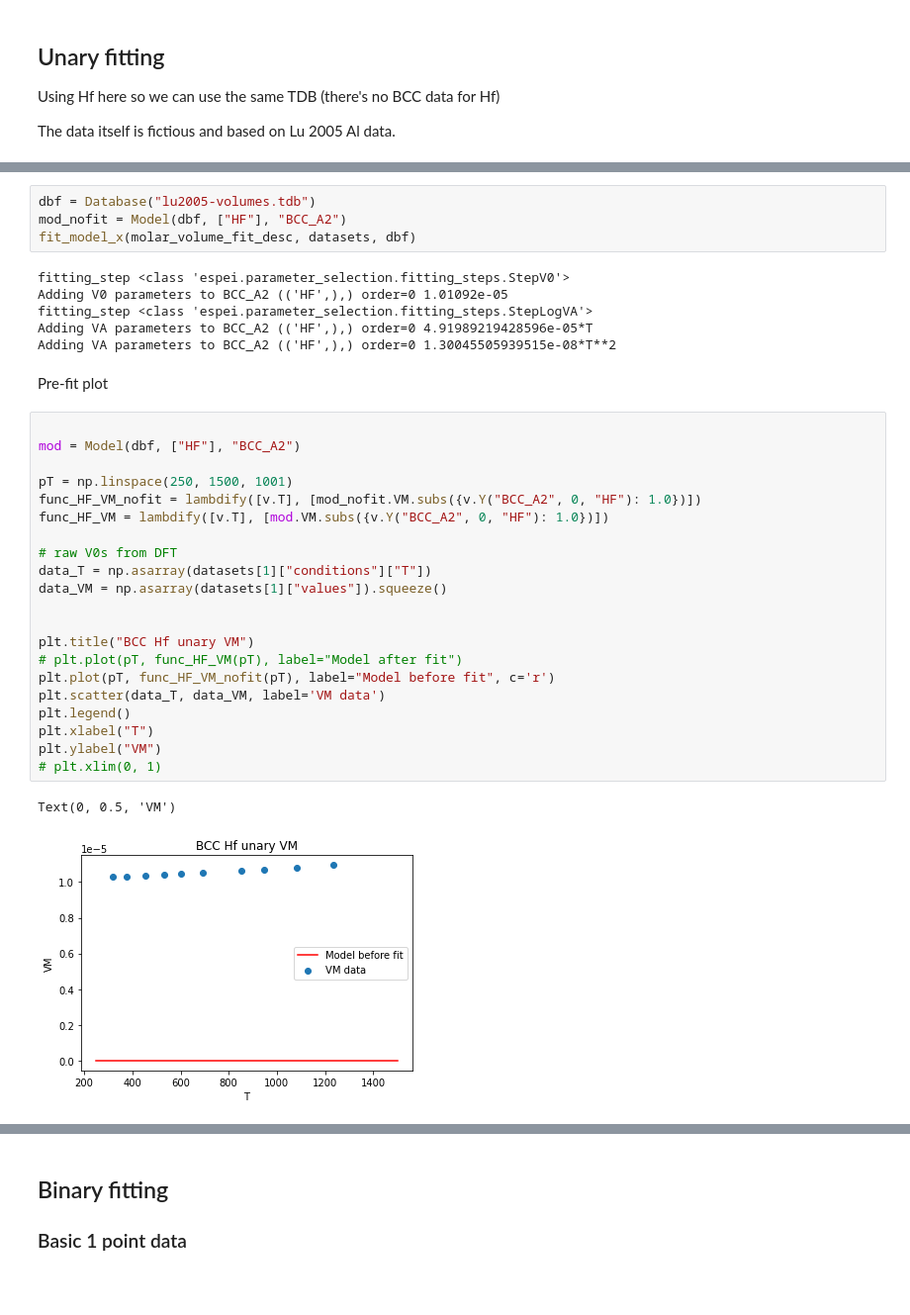
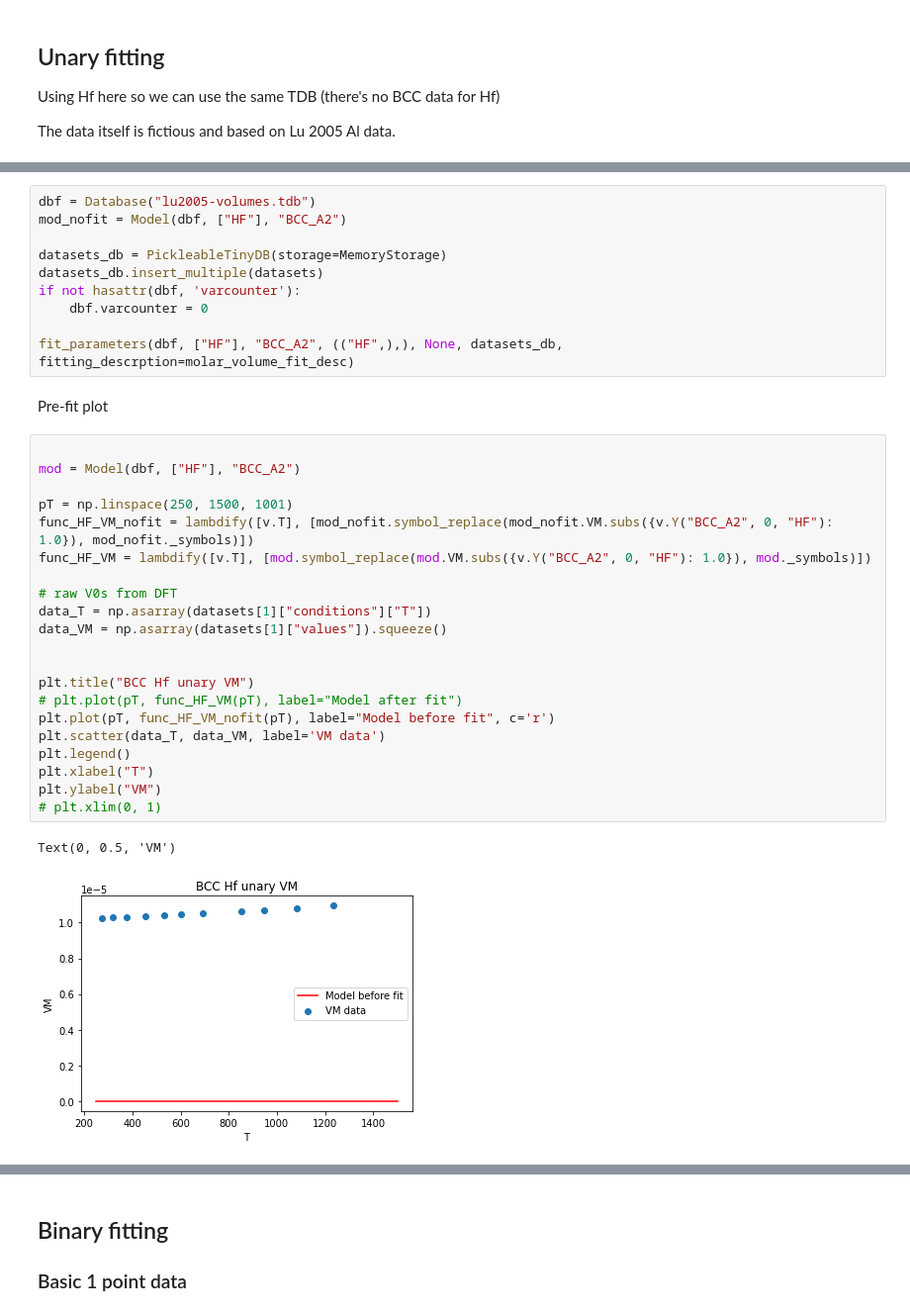
Before and after one commit to PhasesResearchLab/ESPEI, a Jupyter notebook: espei/volume-modeling-4-all-from-espei.ipynb, the cells around one changed output, grey strips where cells are left out. Shown at 99% size. Drawn from its saved outputs; the diff is of its cells as text; blank space fills up the shorter version.

```diff
--- a/espei/volume-modeling-4-all-from-espei.ipynb
+++ b/espei/volume-modeling-4-all-from-espei.ipynb
@@ -709,38 +564,38 @@ datasets = [
 # %%
 dbf = Database("lu2005-volumes.tdb")
 mod_nofit = Model(dbf, ["HF"], "BCC_A2")
-fit_model_x(molar_volume_fit_desc, datasets, dbf)
+
+datasets_db = PickleableTinyDB(storage=MemoryStorage)
+datasets_db.insert_multiple(datasets)
+if not hasattr(dbf, 'varcounter'):
+    dbf.varcounter = 0
+
+fit_parameters(dbf, ["HF"], "BCC_A2", (("HF",),), None, datasets_db, fitting_descrption=molar_volume_fit_desc)
-# %% [output]
-fitting_step <class 'espei.parameter_selection.fitting_steps.StepV0'>
-Adding V0 parameters to BCC_A2 (('HF',),) order=0 1.01092e-05
-fitting_step <class 'espei.parameter_selection.fitting_steps.StepLogVA'>
-Adding VA parameters to BCC_A2 (('HF',),) order=0 4.91989219428596e-05*T
-Adding VA parameters to BCC_A2 (('HF',),) order=0 1.30045505939515e-08*T**2
 # %% [markdown]
 Pre-fit plot
 # %%
 
 mod = Model(dbf, ["HF"], "BCC_A2")
 
 pT = np.linspace(250, 1500, 1001)
-func_HF_VM_nofit = lambdify([v.T], [mod_nofit.VM.subs({v.Y("BCC_A2", 0, "HF"): 1.0})])
-func_HF_VM = lambdify([v.T], [mod.VM.subs({v.Y("BCC_A2", 0, "HF"): 1.0})])
+func_HF_VM_nofit = lambdify([v.T], [mod_nofit.symbol_replace(mod_nofit.VM.subs({v.Y("BCC_A2", 0, "HF"): 1.0}), mod_nofit._symbols)])
+func_HF_VM = lambdify([v.T], [mod.symbol_replace(mod.VM.subs({v.Y("BCC_A2", 0, "HF"): 1.0}), mod._symbols)])
 
 # raw V0s from DFT
 data_T = np.asarray(datasets[1]["conditions"]["T"])
 data_VM = np.asarray(datasets[1]["values"]).squeeze()
 
 
 plt.title("BCC Hf unary VM")
 # plt.plot(pT, func_HF_VM(pT), label="Model after fit")
 plt.plot(pT, func_HF_VM_nofit(pT), label="Model before fit", c='r')
 plt.scatter(data_T, data_VM, label='VM data')
 plt.legend()
 plt.xlabel("T")
 plt.ylabel("VM")
 # plt.xlim(0, 1)
 # %% [output]
 Text(0, 0.5, 'VM')
-[figure, old version]
+[figure, new version]
 # %%
 pT = np.linspace(250, 1500, 1001)
```
Also changed, not shown: parts of 22 cells of this notebook.
